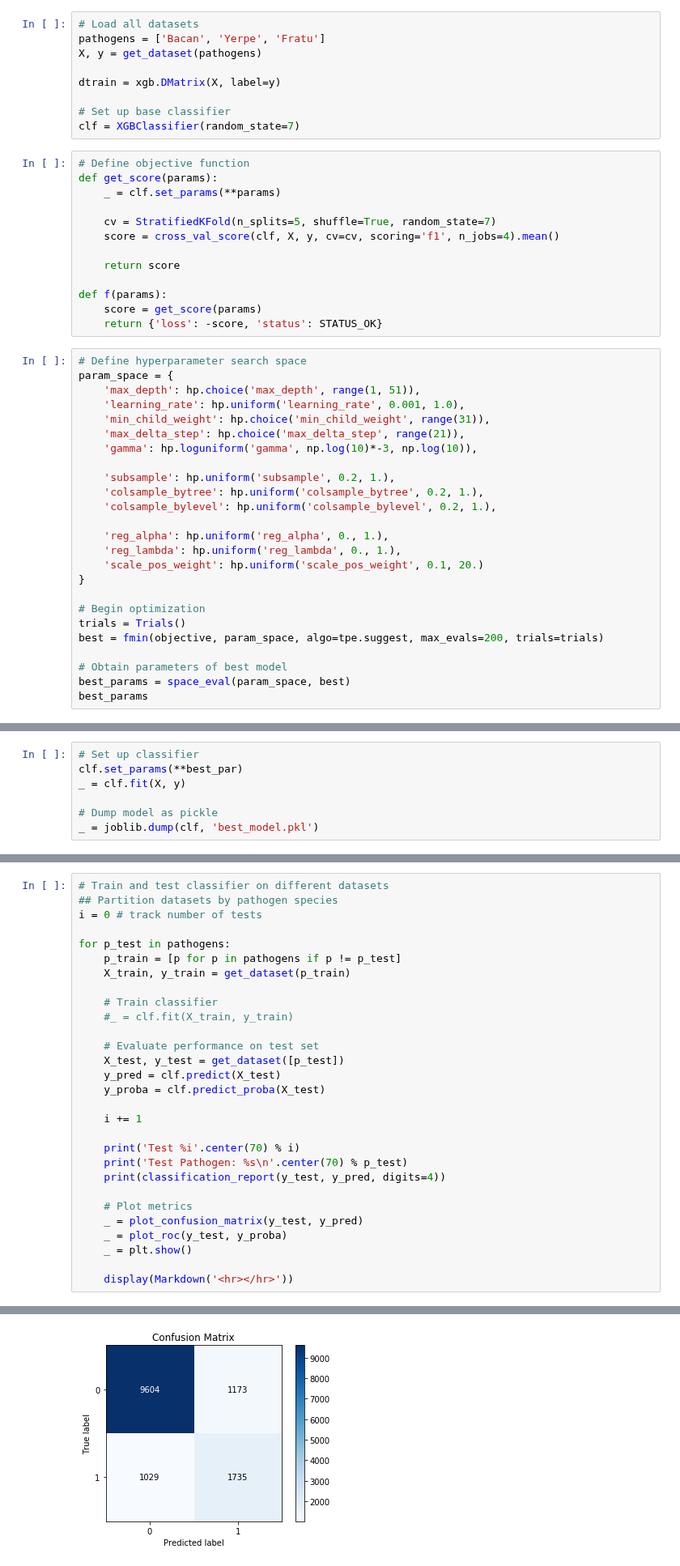
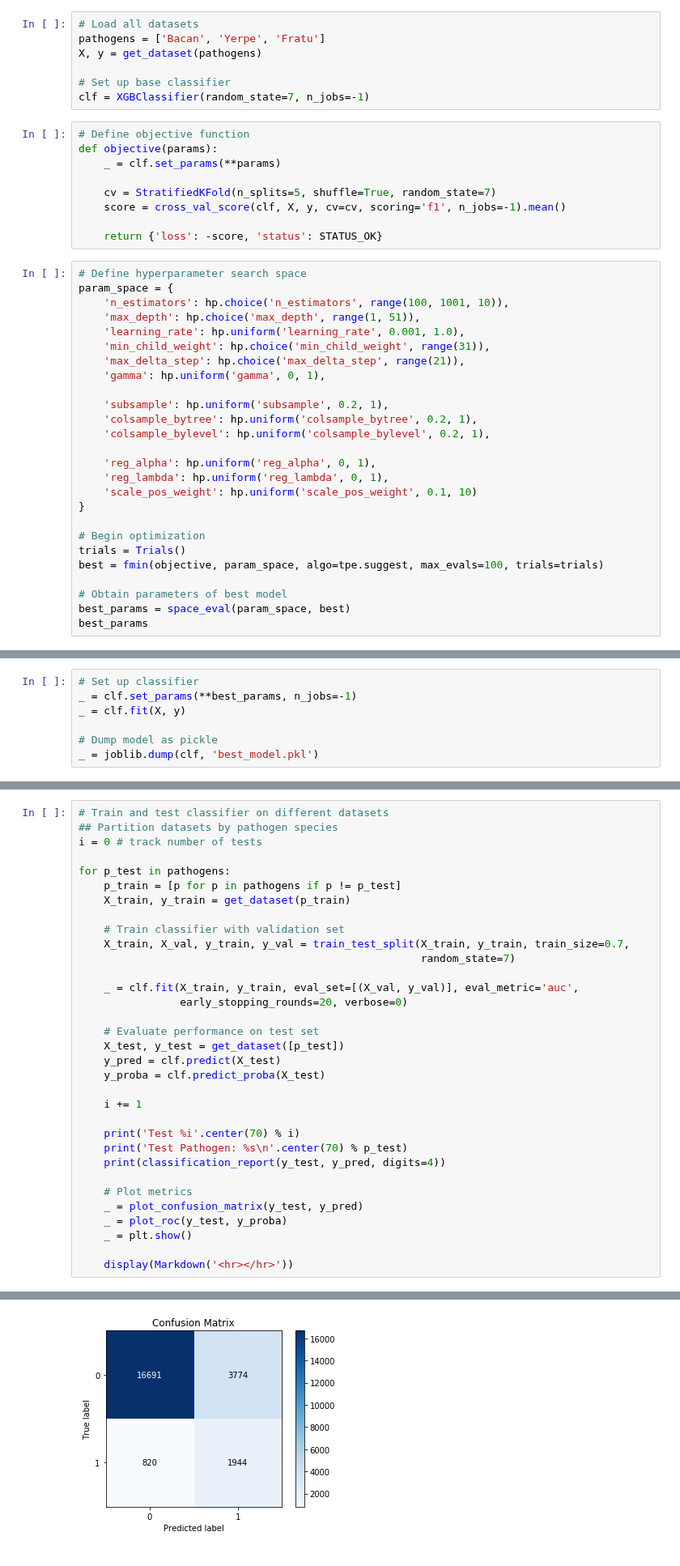
Before and after one commit to reinhartg/HP-PPI-prediction, a Jupyter notebook: codes/4. Classifier Training.ipynb, the cells around one changed output, grey strips where cells are left out. Shown at 81% size. Saved outputs shown, nothing was run; the diff lists cells and outputs as text.

```diff
--- a/codes/4. Classifier Training.ipynb
+++ b/codes/4. Classifier Training.ipynb
@@ -62,44 +62,39 @@ Bayesian optimization with `hyperopt`
 pathogens = ['Bacan', 'Yerpe', 'Fratu']
 X, y = get_dataset(pathogens)
 
-dtrain = xgb.DMatrix(X, label=y)
-
 # Set up base classifier
-clf = XGBClassifier(random_state=7)
+clf = XGBClassifier(random_state=7, n_jobs=-1)
 # %%
 # Define objective function
-def get_score(params):
+def objective(params):
     _ = clf.set_params(**params)
 
     cv = StratifiedKFold(n_splits=5, shuffle=True, random_state=7)
-    score = cross_val_score(clf, X, y, cv=cv, scoring='f1', n_jobs=4).mean()
+    score = cross_val_score(clf, X, y, cv=cv, scoring='f1', n_jobs=-1).mean()
 
-    return score
-
-def f(params):
-    score = get_score(params)
     return {'loss': -score, 'status': STATUS_OK}
 # %%
 # Define hyperparameter search space
 param_space = {
+    'n_estimators': hp.choice('n_estimators', range(100, 1001, 10)),
     'max_depth': hp.choice('max_depth', range(1, 51)),
     'learning_rate': hp.uniform('learning_rate', 0.001, 1.0),
     'min_child_weight': hp.choice('min_child_weight', range(31)),
     'max_delta_step': hp.choice('max_delta_step', range(21)),
-    'gamma': hp.loguniform('gamma', np.log(10)*-3, np.log(10)),
+    'gamma': hp.uniform('gamma', 0, 1),
 
-    'subsample': hp.uniform('subsample', 0.2, 1.),
-    'colsample_bytree': hp.uniform('colsample_bytree', 0.2, 1.),
-    'colsample_bylevel': hp.uniform('colsample_bylevel', 0.2, 1.),
+    'subsample': hp.uniform('subsample', 0.2, 1),
+    'colsample_bytree': hp.uniform('colsample_bytree', 0.2, 1),
+    'colsample_bylevel': hp.uniform('colsample_bylevel', 0.2, 1),
 
-    'reg_alpha': hp.uniform('reg_alpha', 0., 1.),
-    'reg_lambda': hp.uniform('reg_lambda', 0., 1.),
-    'scale_pos_weight': hp.uniform('scale_pos_weight', 0.1, 20.)
+    'reg_alpha': hp.uniform('reg_alpha', 0, 1),
+    'reg_lambda': hp.uniform('reg_lambda', 0, 1),
+    'scale_pos_weight': hp.uniform('scale_pos_weight', 0.1, 10)
 }
 
 # Begin optimization
 trials = Trials()
-best = fmin(objective, param_space, algo=tpe.suggest, max_evals=200, trials=trials)
+best = fmin(objective, param_space, algo=tpe.suggest, max_evals=100, trials=trials)
 
 # Obtain parameters of best model
 best_params = space_eval(param_space, best)
@@ -109,6 +137,6 @@ KeyboardInterrupt:
 # %%
 # Set up classifier
-clf.set_params(**best_par)
+_ = clf.set_params(**best_params, n_jobs=-1)
 _ = clf.fit(X, y)
 
 # Dump model as pickle
@@ -124,8 +152,12 @@ for p_test in pathogens:
     p_train = [p for p in pathogens if p != p_test]
     X_train, y_train = get_dataset(p_train)
 
-    # Train classifier
-    #_ = clf.fit(X_train, y_train)
+    # Train classifier with validation set
+    X_train, X_val, y_train, y_val = train_test_split(X_train, y_train, train_size=0.7,
+                                                      random_state=7)
+
+    _ = clf.fit(X_train, y_train, eval_set=[(X_val, y_val)], eval_metric='auc',
+                early_stopping_rounds=20, verbose=0)
 
     # Evaluate performance on test set
     X_test, y_test = get_dataset([p_test])
@@ -159 +191 @@ weighted avg     0.8406    0.8374    0.8389     13541
-[figure, old version]
+[figure, new version]
```
Also changed, not shown: parts of 3 cells of this notebook, 1 other file.
